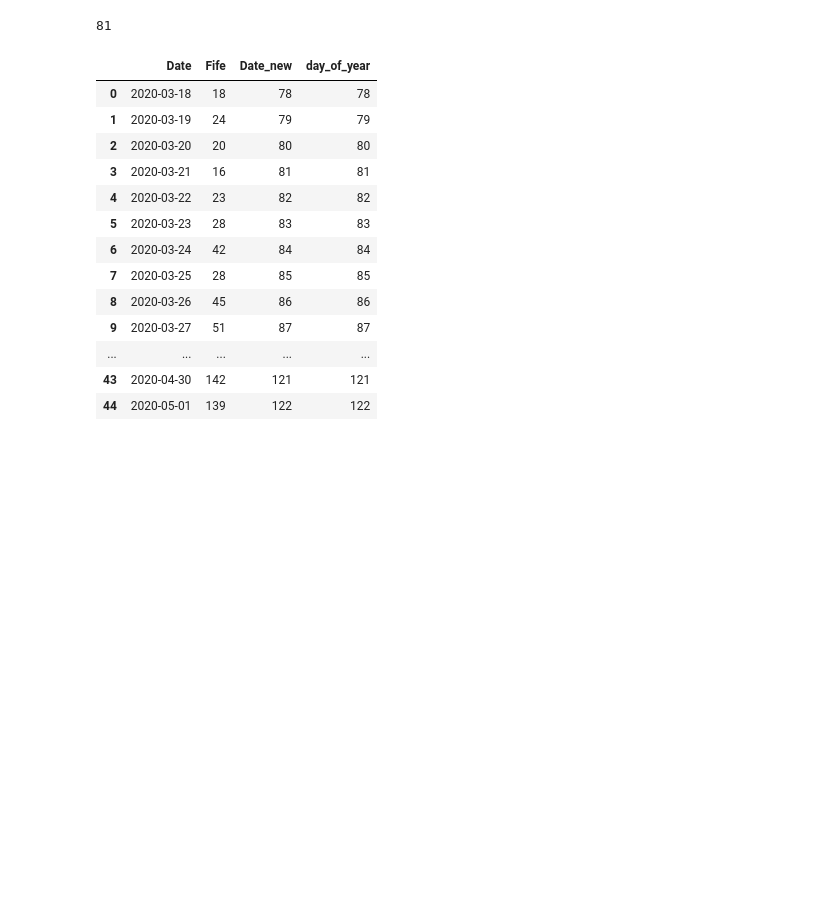
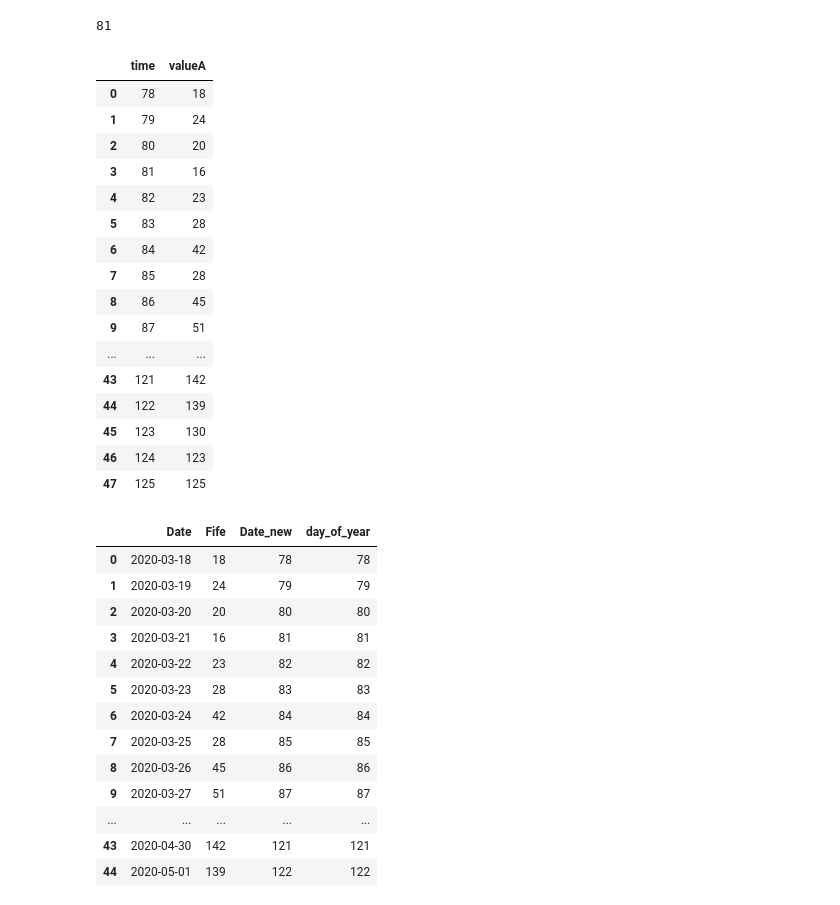
Before and after one commit to covidmaps/scotland, a Jupyter notebook: daily_hbo.ipynb, the cells around one changed output. Saved outputs shown, nothing was run; the diff lists cells and outputs as text; code cells hidden in the pictures; blank space fills up the shorter version.

Commit message:
update column names

```diff
--- a/daily_hbo.ipynb
+++ b/daily_hbo.ipynb
@@ -87,4 +87,6 @@ def get_hbo_data(health_board, data_type):
     return df
 # %%
 df_fife = get_hbo_data('Fife', 'hospital_all')
+# %%
+df_fife = df_fife.rename(columns={'day_of_year':'time', 'Fife':'valueA'})
 # %%
@@ -92,3 +94,23 @@ df_fife.to_csv('fife_hospital_all.csv')
+# %%
+df_fife
+# %% [output]
+|  | time | valueA |
+| 0 | 78 | 18 |
+| 1 | 79 | 24 |
+| 2 | 80 | 20 |
+| 3 | 81 | 16 |
+| 4 | 82 | 23 |
+| 5 | 83 | 28 |
+| 6 | 84 | 42 |
+| 7 | 85 | 28 |
+| 8 | 86 | 45 |
+| 9 | 87 | 51 |
+| ... | ... | ... |
+| 43 | 121 | 142 |
+| 44 | 122 | 139 |
+| 45 | 123 | 130 |
+| 46 | 124 | 123 |
+| 47 | 125 | 125 |
 # %%
 df_fife['day_of_year'] = df_fife['Date'].apply(lambda x : convert_date_to_day(x))
 # %%
```
Also changed, not shown: parts of 1 cell of this notebook, 1 other file.
